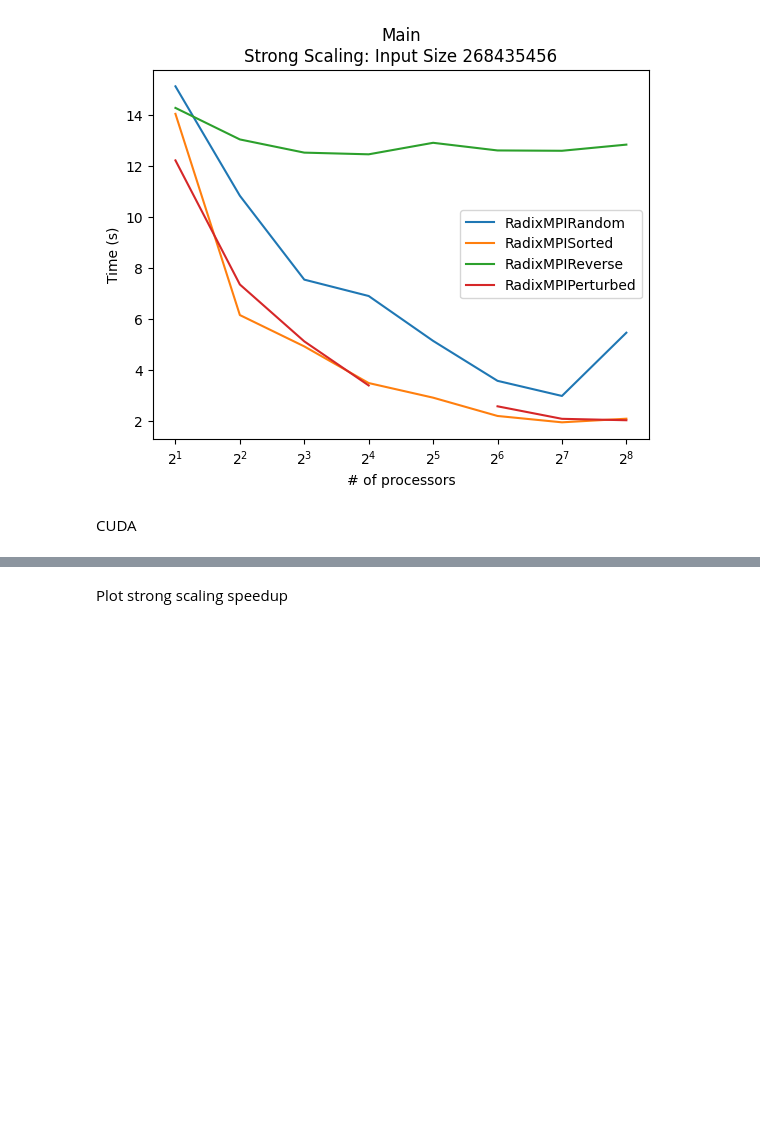
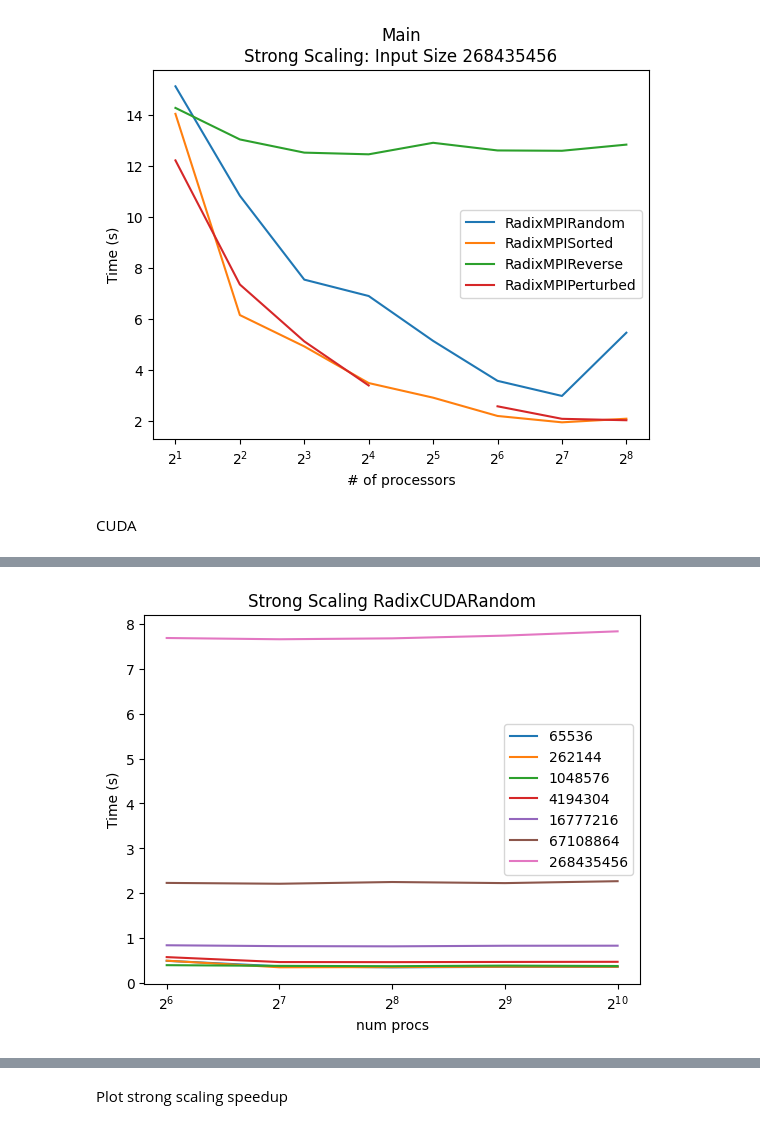
Before and after one commit to Sofia-Ortega/ParallelComputingProject, a Jupyter notebook: PerformanceEval/RadixSortPlotting.ipynb, the cells around one changed output, grey strips where cells are left out. Saved outputs shown, nothing was run; the diff lists cells and outputs as text; code cells hidden in the pictures; blank space fills up the shorter version.

```diff
--- a/PerformanceEval/RadixSortPlotting.ipynb
+++ b/PerformanceEval/RadixSortPlotting.ipynb
@@ -353,0 +354,5 @@ for val in values:
+# %%
+for key in algosMainCUDA.keys():
+  plot_strong_scaling_legend_input_size(algosMainCUDA[key], values, 'Avg time/rank', f"Strong Scaling {key}", "num procs", "Time (s)")
+# %% [output]
+[figure, added]
```
Also changed, not shown: parts of 4 cells of this notebook.
